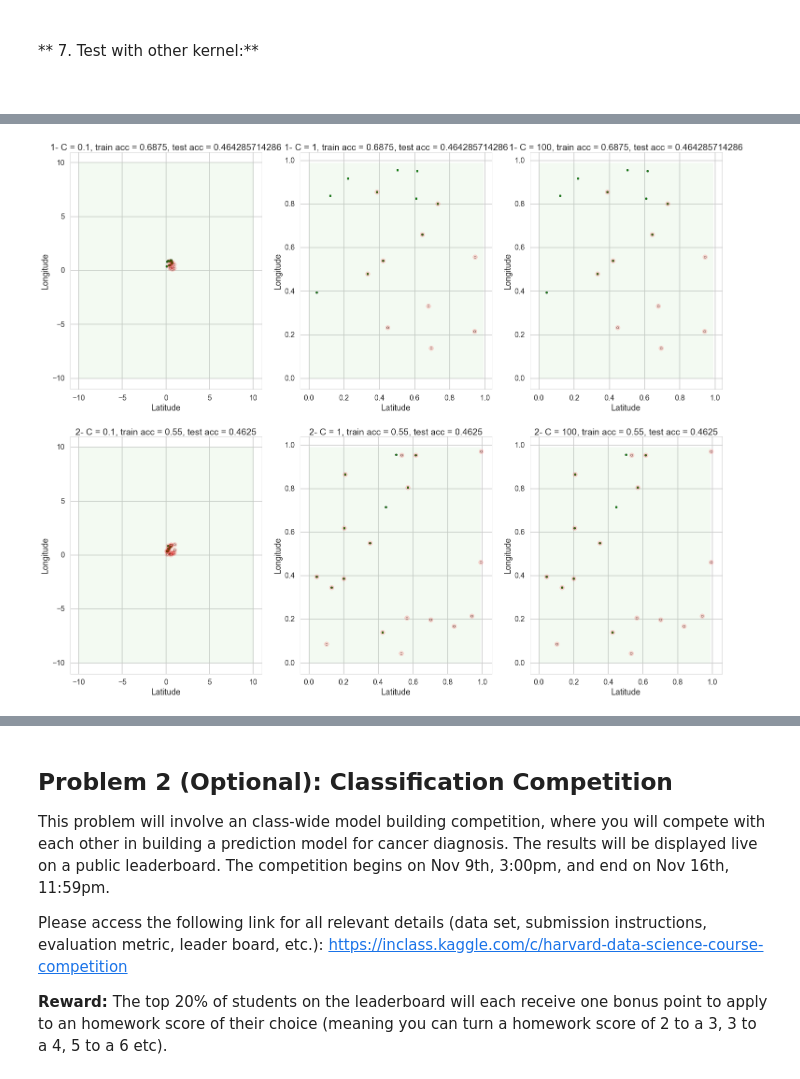
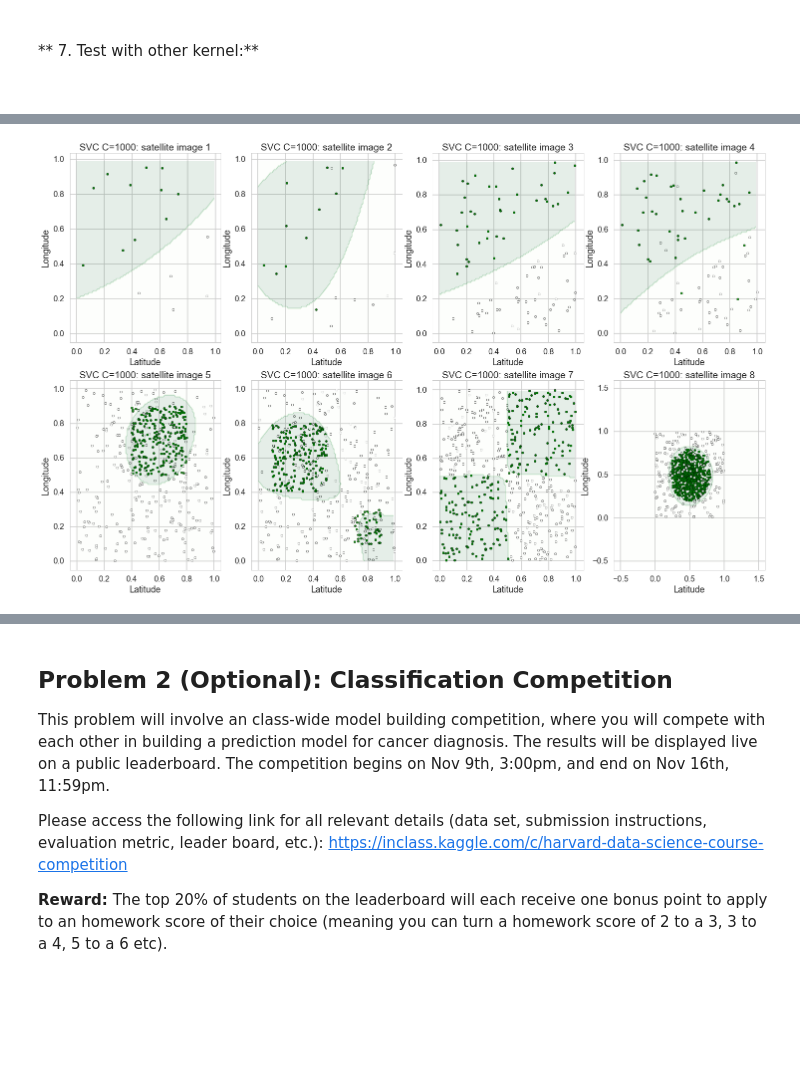
Before and after one commit to alokkshukla/cs109-2, a Jupyter notebook: HW8/Bassily_Hany_cse109a_HW8.ipynb, the cells around one changed output, grey strips where cells are left out. Cells and saved outputs as stored; diff of their text form; code cells hidden in the pictures; blank space fills up the shorter version.

```diff
--- a/HW8/Bassily_Hany_cse109a_HW8.ipynb
+++ b/HW8/Bassily_Hany_cse109a_HW8.ipynb
@@ -1251,26 +1257,43 @@ plt.show()
-# %%
-# sigmoid Kernel:
-# --------------
-
-kern = 'sigmoid'
-
-# Fit and plot for different 'C' values
-fig, ax = plt.subplots(2, 3, figsize = (25, 20))
-
-# First set
-ax[0,0] = fit_and_plot_svm_c_kernel(1, x_train1, y_train1, x_test1, y_test1, 0.1, kern, ax[0,0], (-10, 10))
-
-ax[0,1] = fit_and_plot_svm_c_kernel(1, x_train1, y_train1, x_test1, y_test1, 1, kern, ax[0,1])
-
-ax[0,2] = fit_and_plot_svm_c_kernel(1, x_train1, y_train1, x_test1, y_test1, 100, kern, ax[0,2])
-
-# Second set
-ax[1,0] = fit_and_plot_svm_c_kernel(2, x_train2, y_train2, x_test2, y_test2, 0.1, kern, ax[1,0], (-10, 10))
-
-ax2[1,1] = fit_and_plot_svm_c_kernel(2, x_train2, y_train2, x_test2, y_test2, 1, kern, ax[1,1])
-
-ax[1,2] = fit_and_plot_svm_c_kernel(2, x_train2, y_train2, x_test2, y_test2, 100, kern, ax[1,2])
-
-plt.show()
-# %% [output]
-[figure, removed]
+# %%
+# rbf Kernel:
+# --------------
+
+#Plot the data in each dataframe as a subplot of a single figure
+fig, ax5 = plt.subplots(2, 4, figsize=(25, 15))
+
+#Create an svc model
+svc2 = svm.SVC(C = 1000 , kernel = 'rbf')
+
+#Iterate through all images/dataframes
+for i in range(len(sat_images)):
+
+    # Adjust index
+    if i > 3:
+        m , n = 1 , i - 4
+    else:
+        m , n = 0 ,  i
+
+    #Get the long/lat coords
+    x = sat_images[i].values[:, :-1]
+
+    #Get the class labels
+    y = sat_images[i].values[:, -1]
+
+    #Fit our logistic regression model
+    svc2.fit(x, y)
+
+    #Change the bounds on the scatter plot (the 4th dataframe needs a larger frame)
+    if i == 7:
+        bounds = (-0.5, 1.5)
+    else:
+        bounds = (0, 1)
+
+    #Plot the data along with the decision boundary learned by our model
+    ax5[m , n] = plot_decision_boundary(x, y, svc2,
+                                   'SVC C=1000: satellite image {}'.format(i + 1),
+                                   ax5[m,n], bounds)
+
+
+plt.show()
+# %% [output]
+[figure, added]
```
Also changed, not shown: parts of 19 cells of this notebook, 4 other files.
